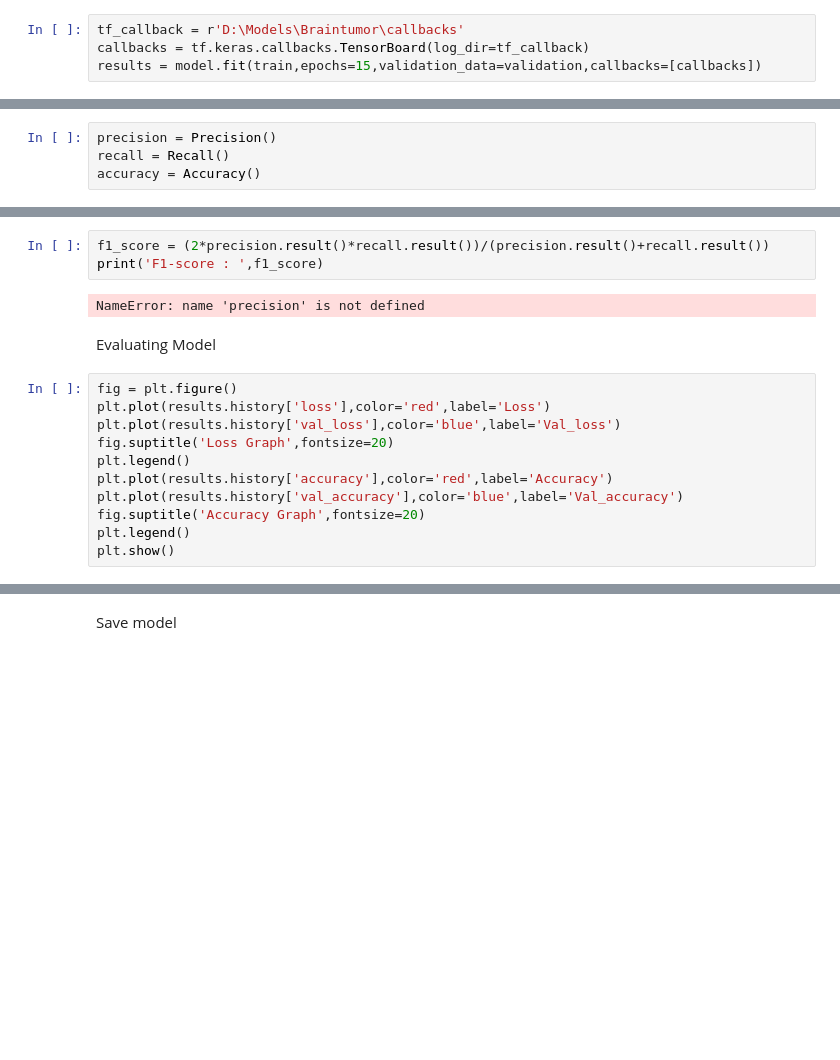
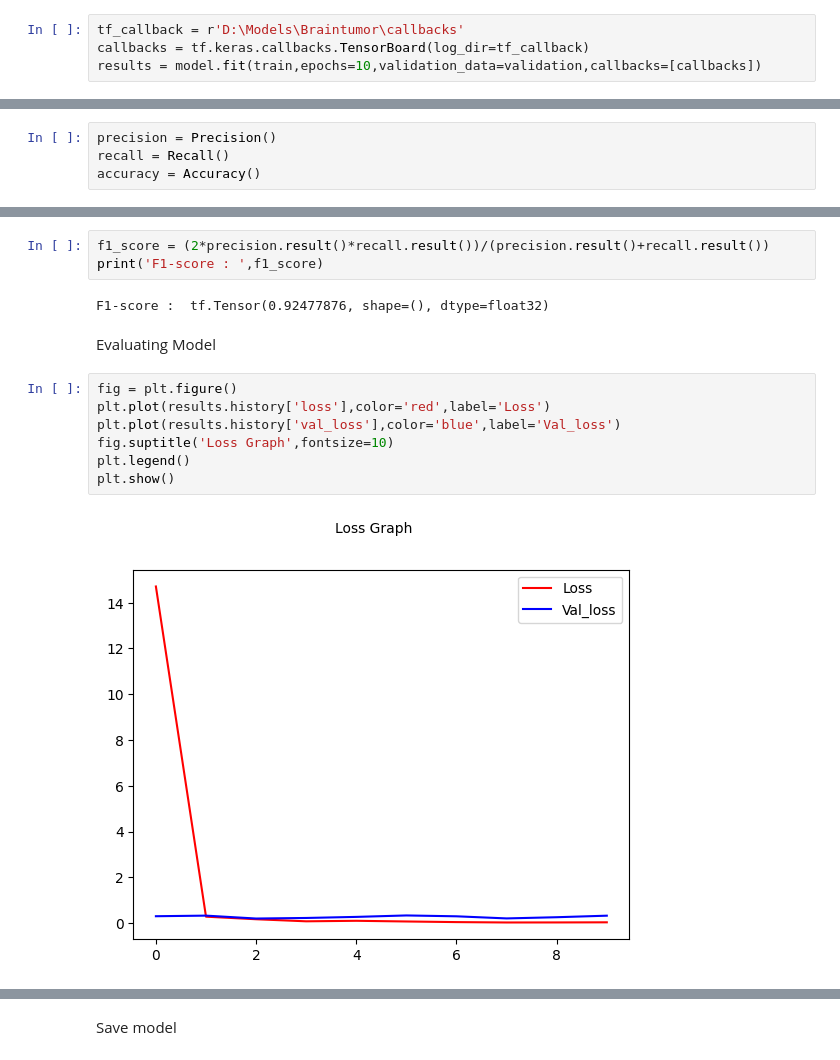
Before and after one commit to siddharth6758/BrainTumorImageClassification, a Jupyter notebook: Detection-trial.ipynb, the cells around one changed output, grey strips where cells are left out. Cells and saved outputs as stored; diff of their text form; blank space fills up the shorter version.

Commit message:
Update model performance visualization

```diff
--- a/Detection-trial.ipynb
+++ b/Detection-trial.ipynb
@@ -93,5 +93,5 @@ Model training and evaluation
 # %%
 tf_callback = r'D:\Models\Braintumor\callbacks'
 callbacks = tf.keras.callbacks.TensorBoard(log_dir=tf_callback)
-results = model.fit(train,epochs=15,validation_data=validation,callbacks=[callbacks])
+results = model.fit(train,epochs=10,validation_data=validation,callbacks=[callbacks])
 # %% [output]
@@ -149,17 +152,15 @@ accuracy:0.12622548639774323
 f1_score = (2*precision.result()*recall.result())/(precision.result()+recall.result())
 print('F1-score : ',f1_score)
 # %% [output]
-NameError: name 'precision' is not defined
+F1-score :  tf.Tensor(0.92477876, shape=(), dtype=float32)
 # %% [markdown]
 Evaluating Model
 # %%
 fig = plt.figure()
 plt.plot(results.history['loss'],color='red',label='Loss')
 plt.plot(results.history['val_loss'],color='blue',label='Val_loss')
-fig.suptitle('Loss Graph',fontsize=20)
-plt.legend()
-plt.plot(results.history['accuracy'],color='red',label='Accuracy')
-plt.plot(results.history['val_accuracy'],color='blue',label='Val_accuracy')
-fig.suptitle('Accuracy Graph',fontsize=20)
+fig.suptitle('Loss Graph',fontsize=10)
 plt.legend()
 plt.show()
+# %% [output]
+[figure, added]
```
Also changed, not shown: parts of 7 cells of this notebook.
